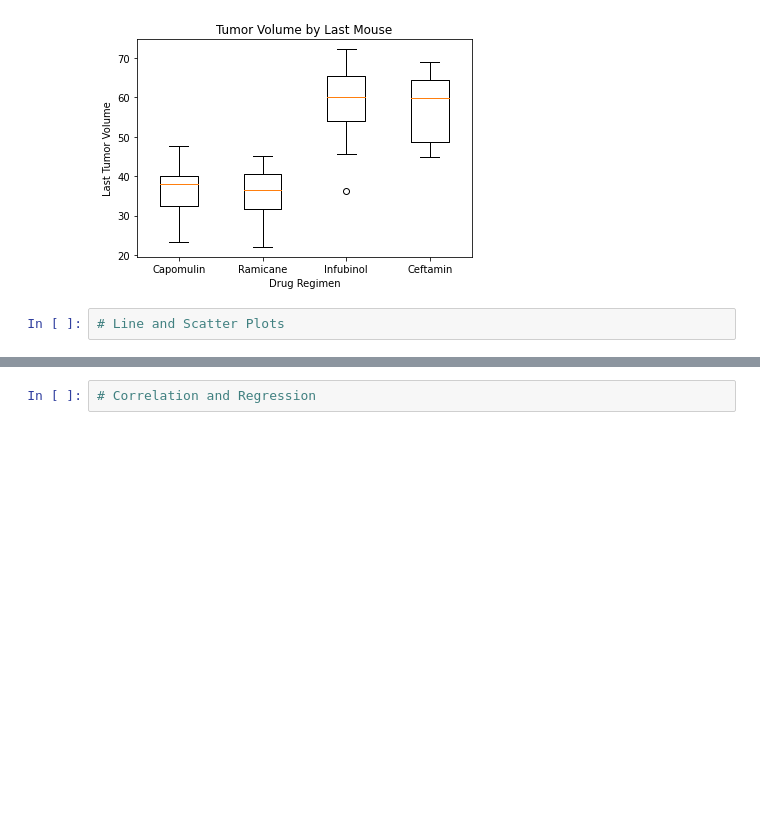
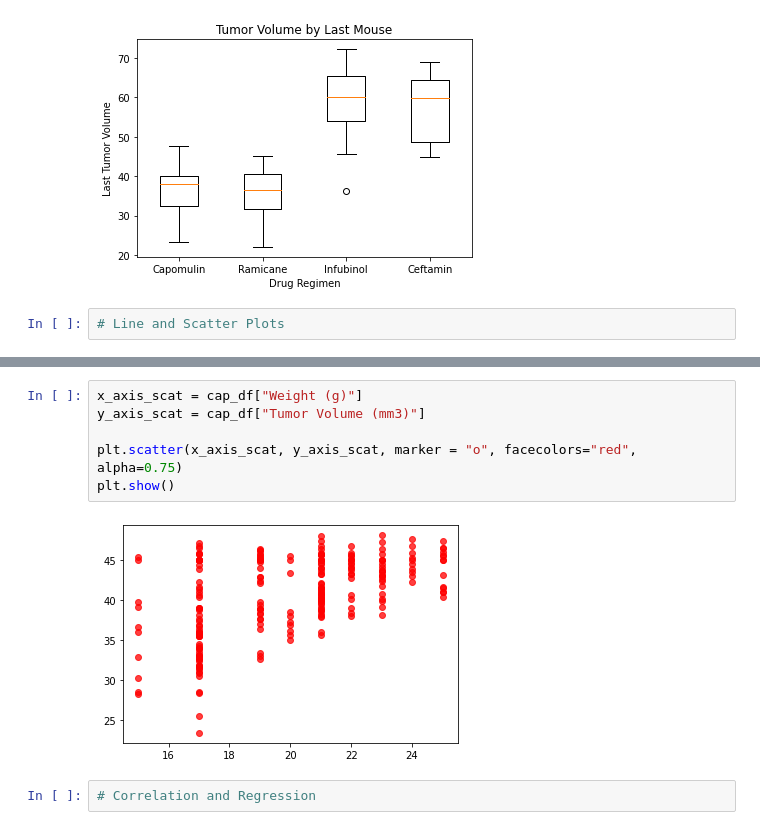
Before and after one commit to bdub99/Mice-Drug-Regiman-Analysis, a Jupyter notebook: PyMice/mice.ipynb, the cells around one changed output, grey strips where cells are left out. Cells and saved outputs as stored; diff of their text form; blank space fills up the shorter version.

```diff
--- a/PyMice/mice.ipynb
+++ b/PyMice/mice.ipynb
@@ -363,3 +394,11 @@ plt.show()
+# %%
+x_axis_scat = cap_df["Weight (g)"]
+y_axis_scat = cap_df["Tumor Volume (mm3)"]
+
+plt.scatter(x_axis_scat, y_axis_scat, marker = "o", facecolors="red", alpha=0.75)
+plt.show()
+# %% [output]
+[figure, added]
 # %%
 # Correlation and Regression
 # %%
```
Also changed, not shown: parts of 4 cells of this notebook.
